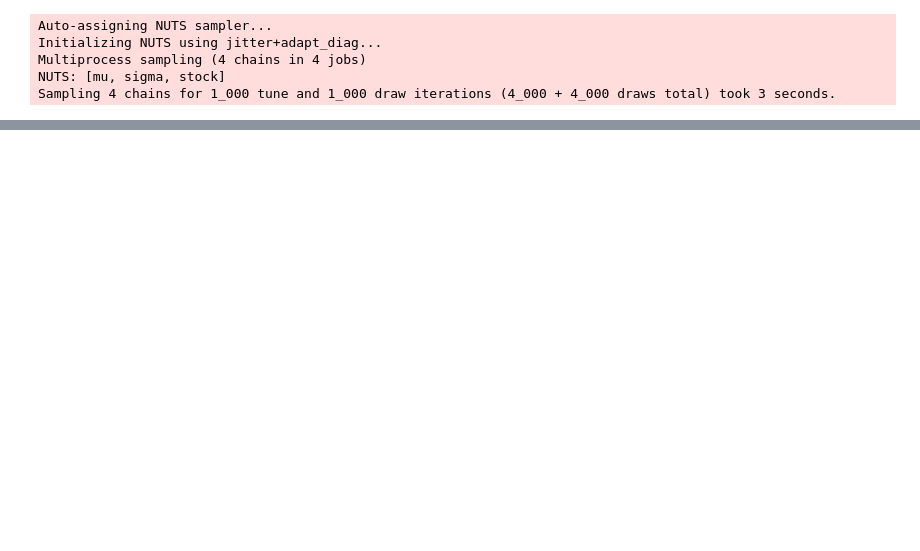
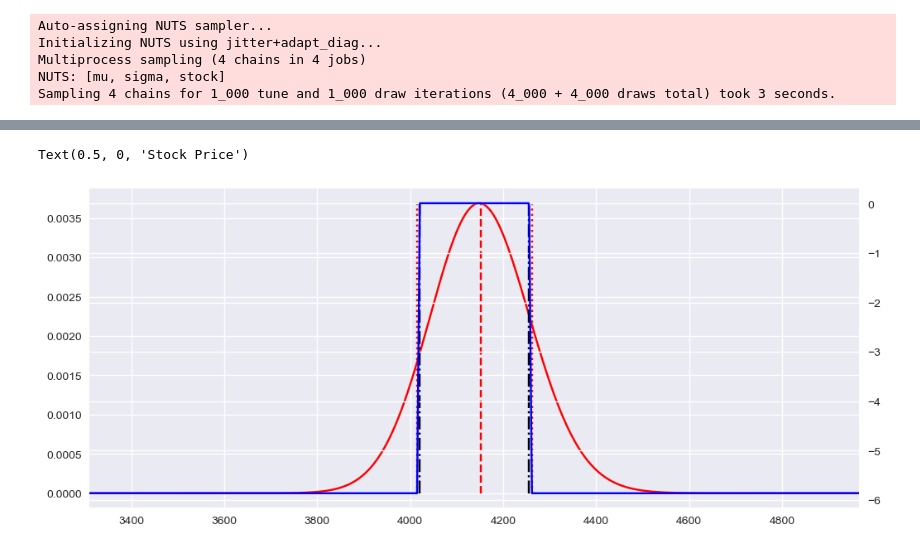
Before and after one commit to mikeal888/Hedging_API, a Jupyter notebook: main.ipynb, the cells around one changed output, grey strips where cells are left out. Cells and saved outputs as stored; diff of their text form; code cells hidden in the pictures; blank space fills up the shorter version.

```diff
--- a/main.ipynb
+++ b/main.ipynb
@@ -250,0 +224,28 @@ array([-415.45200195, -404.96078978, -394.46957761, -383.97836544,
+# %%
+k1 = 1.05
+k2 = 1
+
+PLK, [K1, K2, K3, K4] = options_bet(k1, k2, S0, s, s_std, tau, r, sigma_std)
+
+
+fig = plt.figure(figsize=(12, 5))
+
+plt.plot(s, s_est, color='r', label="Posterior Distribution")
+plt.vlines(s_mean, 0, np.max(s_est), color='r', linestyle='--', label="Posterior Mean")
+plt.vlines(K1, 0, np.max(s_est), color='r', linestyle=':', label="Posterior Mean + {}*std".format(k))
+plt.vlines(K4, 0, np.max(s_est), color='r', linestyle=':', label="Posterior Mean - {}*std".format(k))
+plt.vlines(K2, 0, np.max(s_est), color='k', linestyle='-.', label="Posterior Mean + {}*std".format(k+k2))
+plt.vlines(K3, 0, np.max(s_est), color='k', linestyle='-.', label="Posterior Mean - {}*std".format(k+k2))
+
+# create a second axis for profit and loss
+ax2 = plt.gca().twinx()
+
+ax2.plot(s, PLK, color='b', label="Profit and Loss")
+# plt.ylim(-10, 10)
+
+plt.xlim([0.8*S0, 1.2*S0])
+
+plt.xlabel("Stock Price")
+# %% [output]
+Text(0.5, 0, 'Stock Price')
+[figure, added]
```
Also changed, not shown: parts of 21 cells of this notebook, 3 other files.
